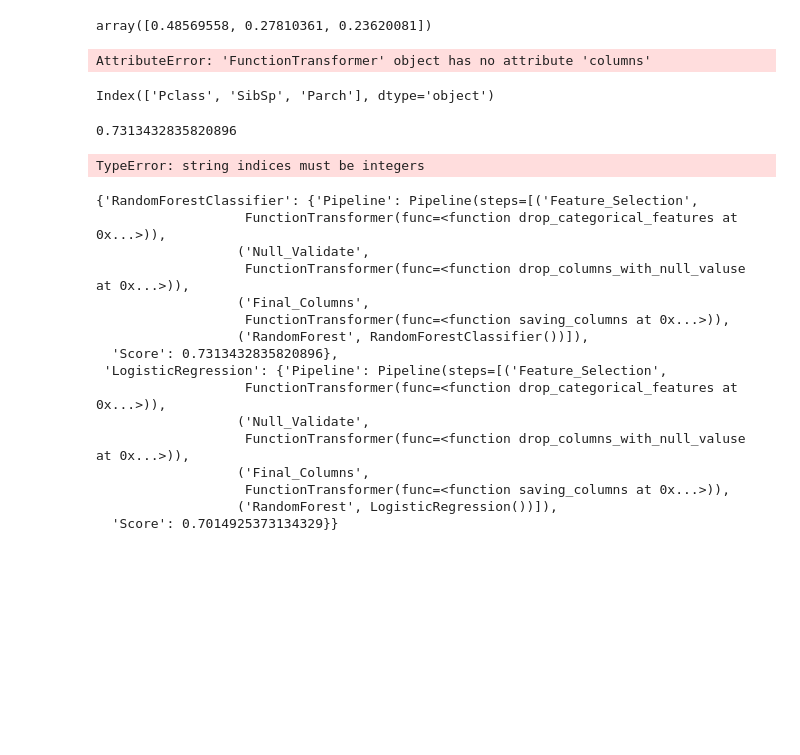
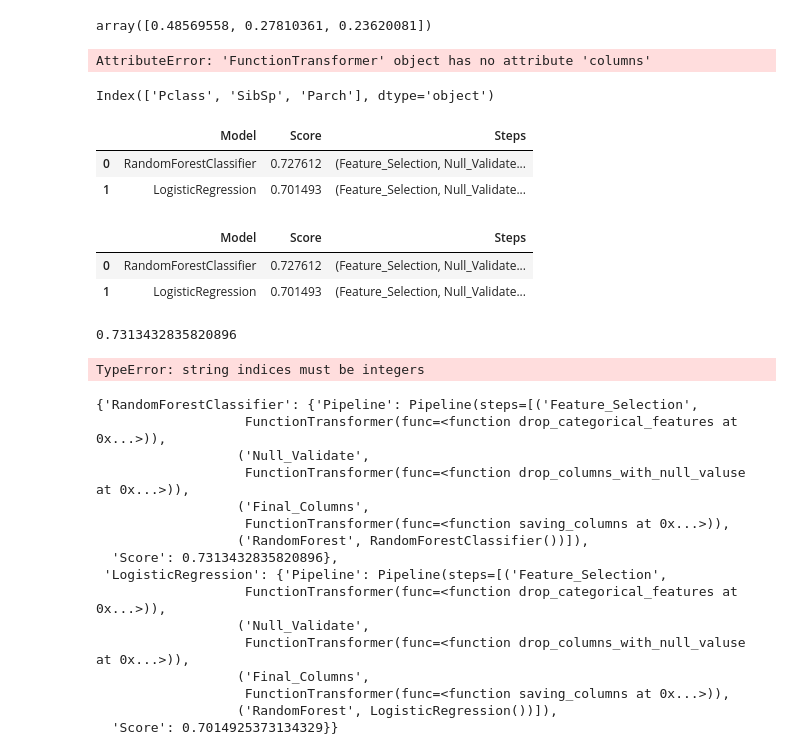
Before and after one commit to thiago-ouverney/Kaggle_Titanic, a Jupyter notebook: Analise.ipynb, the cells around one changed output. Saved outputs shown, nothing was run; the diff lists cells and outputs as text; code cells hidden in the pictures; blank space fills up the shorter version.

Commit message:
Mudança Modelo + Yaml

```diff
--- a/Analise.ipynb
+++ b/Analise.ipynb
@@ -223,42 +223,65 @@ x = df.drop("Survived",axis=1).copy()
 y = df.Survived
 
 
 
 x_train, x_val, y_train, y_val = train_test_split(x,y,
                                                     test_size = 0.3,
                                                     random_state = 0)
 
 
 pipe1 = Pipeline(memory=None,
                  steps = [
                      ("Feature_Selection",get_drop_categorical_features),
                      ("Null_Validate",get_drop_columns_with_null_valuse),
                      ("Final_Columns",get_colums_names),
                      ("RandomForest", RandomForestClassifier() )
                  ],
                 verbose=False
                 )
 
 pipe2 = Pipeline(memory=None,
                  steps = [
                      ("Feature_Selection",get_drop_categorical_features),
                      ("Null_Validate",get_drop_columns_with_null_valuse),
                      ("Final_Columns",get_colums_names),
-                     ("RandomForest", LogisticRegression() )
+                     ("LogisticRegression", LogisticRegression() )
                  ],
                 verbose=False
                 )
 
 #Salvando Scores
-modelos_testados = {"RandomForestClassifier": {"Pipeline":pipe1},
-                    "LogisticRegression": {"Pipeline":pipe2}
+modelos_testados = {"Modelos":["RandomForestClassifier","LogisticRegression"],
+                    "Pipeline":[pipe1,pipe2],
+                    "Score":[],
+                    "Steps":[]
                     }
-for modelo, desc in modelos_testados.items():
-    desc["Pipeline"].fit(x_train,y_train)
-    test_score = desc["Pipeline"].score(x_val,y_val)
-    with open("metrics.txt", 'a') as outfile:
-        outfile.write(f"{modelo}- Test Score: {test_score}")
-    desc["Score"] = test_score
+n = len(modelos_testados["Modelos"])
+with open("metrics.txt", 'w') as outfile:
+    for ref in range(n):
+        modelos_testados["Pipeline"][ref].fit(x_train,y_train)
+        test_score = modelos_testados["Pipeline"][ref].score(x_val,y_val)
+        nome_modelo = modelos_testados["Modelos"][ref]
+        steps = modelos_testados["Pipeline"][ref].named_steps.keys()
+        outfile.write(f"{nome_modelo}- Test Score: {test_score} - Steps: {steps}")
+        modelos_testados["Score"].append(test_score)
+        modelos_testados["Steps"].append(steps)
+
+
+df_modelos = pd.DataFrame({"Model":modelos_testados["Modelos"], "Score":modelos_testados["Score"], "Steps":modelos_testados["Steps"]})
+df_modelos.head()
+
+
+#Aqui precisamos escolher o melhor Modelo para usar como Pipe e fazer o predict
+# %% [output]
+|  | Model | Score | Steps |
+| 0 | RandomForestClassifier | 0.727612 | (Feature_Selection, Null_Validate... |
+| 1 | LogisticRegression | 0.701493 | (Feature_Selection, Null_Validate... |
+# %%
+df_modelos
+# %% [output]
+|  | Model | Score | Steps |
+| 0 | RandomForestClassifier | 0.727612 | (Feature_Selection, Null_Validate... |
+| 1 | LogisticRegression | 0.701493 | (Feature_Selection, Null_Validate... |
 # %%
 lista_score = []
 for modelo in modelos_testados.keys():
```
Also changed, not shown: 2 other files.
